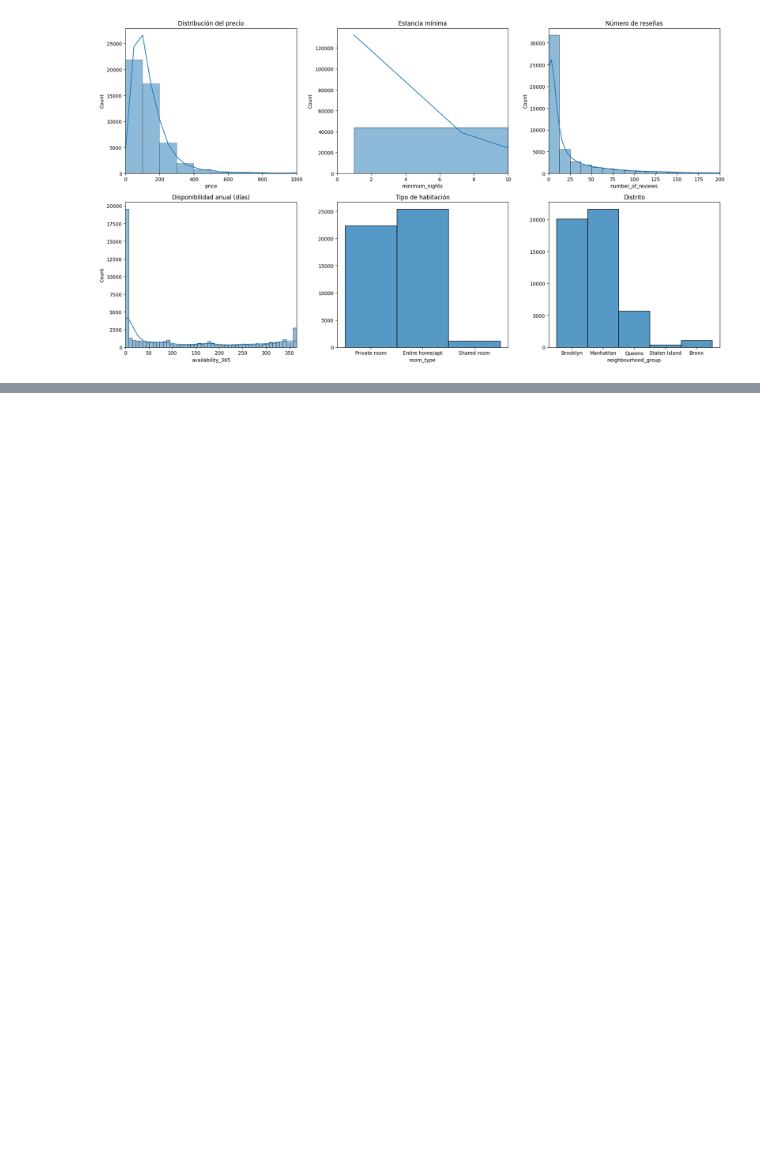
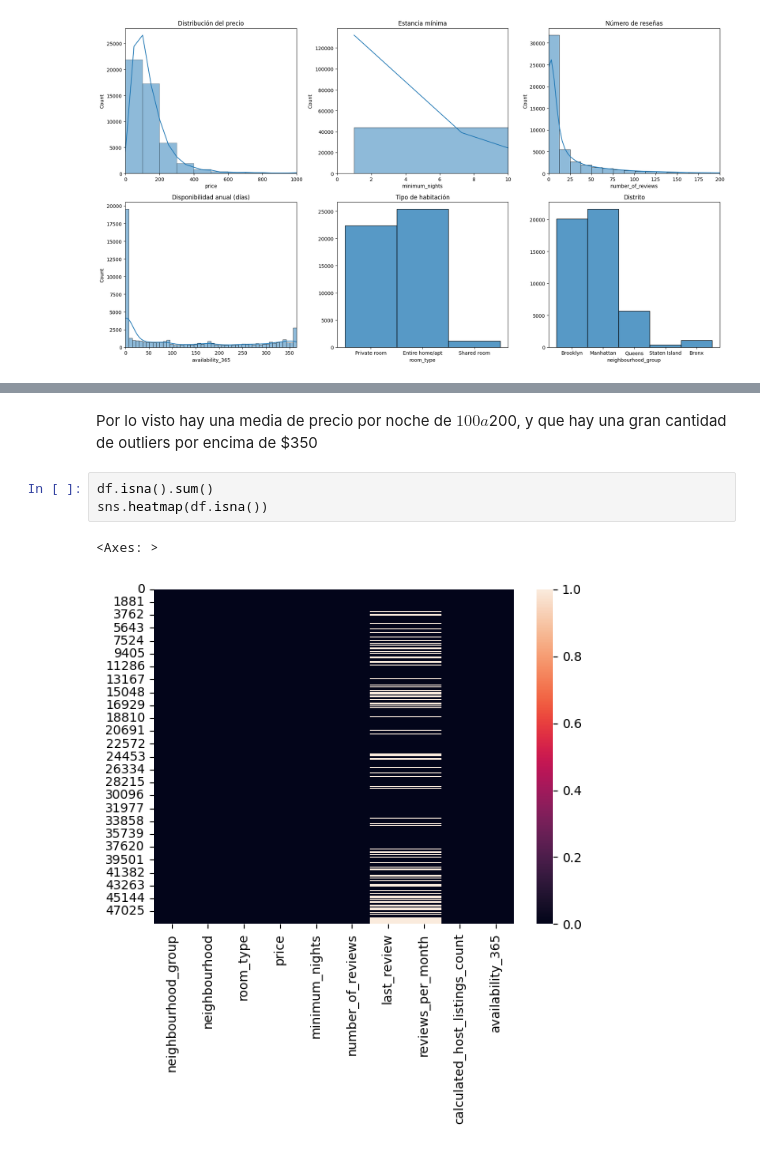
Before and after one commit to 4GeeksAcademy/JESE-MACHINE-LEARNING-PYTHON_1, a Jupyter notebook: src/explore.ipynb, the cells around one changed output, grey strips where cells are left out. Cells and saved outputs as stored; diff of their text form; blank space fills up the shorter version.

```diff
--- a/src/explore.ipynb
+++ b/src/explore.ipynb
@@ -186,0 +203,8 @@ plt.show()
+# %% [markdown]
+Por lo visto hay una media de precio por noche de $100 a $200, y que hay una gran cantidad de outliers por encima de $350
+# %%
+df.isna().sum()
+sns.heatmap(df.isna())
+# %% [output]
+<Axes: >
+[figure, added]
```
Also changed, not shown: parts of 6 cells of this notebook.
